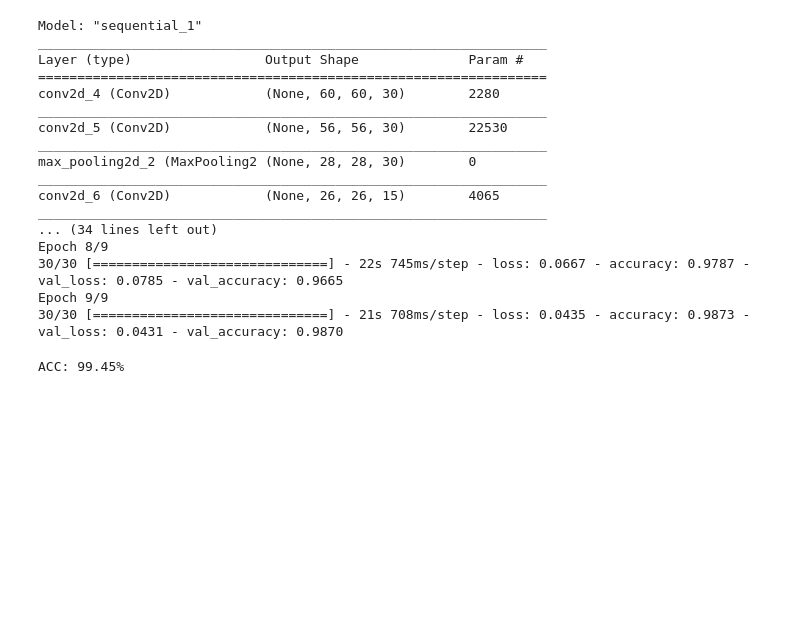
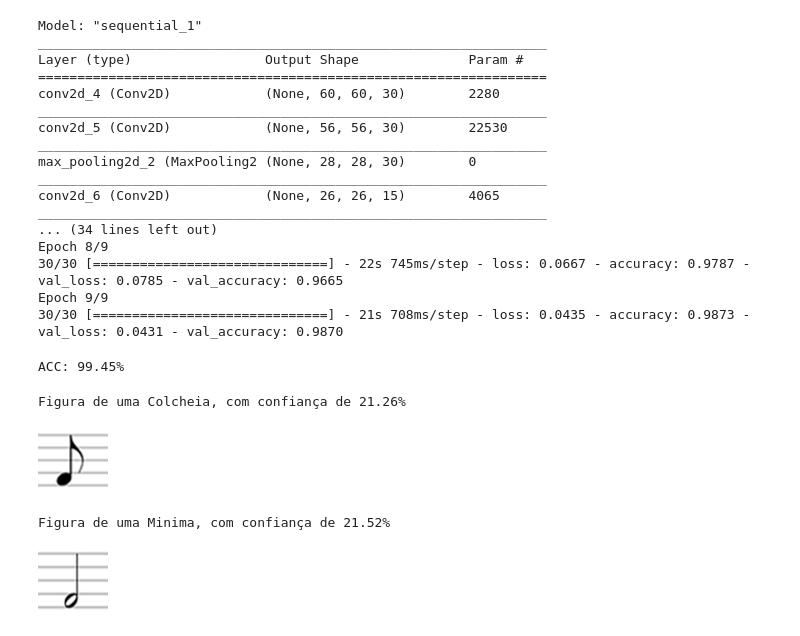
Before and after one commit to HELIOPOTELICKI/Classificador-de-figuras-musicais, a Jupyter notebook: src/Trabalho Final.ipynb, the cells around one changed output. Cells and saved outputs as stored; diff of their text form; code cells hidden in the pictures; blank space fills up the shorter version.

```diff
--- a/src/Trabalho Final.ipynb
+++ b/src/Trabalho Final.ipynb
@@ -144,3 +144,59 @@ dfp['Val_Loss'] = history.history['val_loss']
 fig = px.line(dfp, x=dfp.index, y='Loss')
 fig.update_layout(xaxis_title="Epochs", yaxis_title="Loss", width=800, height=400)
 fig.show()
+# %%
+tf.compat.v1.logging.set_verbosity(tf.compat.v1.logging.ERROR)
+image_test = 'test/colcheia.png'
+
+def load_image(img_path):
+    from keras.preprocessing import image
+    img = image.load_img(img_path, target_size=(64, 64))
+    img_tensor = image.img_to_array(img)
+    img_tensor = np.expand_dims(img_tensor, axis=0)
+    img_tensor /= 255.
+
+    return img_tensor
+
+model = load_model('model_final.h5')
+
+new_image = load_image(image_test)
+pred = model.predict_classes(new_image)
+pred_proba = model.predict_proba(new_image)
+pred_proba = f"{(float(pred_proba[0][pred]) * 100):.2f}%"
+fig_dict = {0:"Colcheia", 1:"Minima", 2:"Semibreve", 3:"Semicolcheia", 4:"Seminima"}
+
+print(f"Figura de uma {fig_dict[pred[0]]}, com confiança de {pred_proba}")
+img = Image.open(image_test)
+img = img.resize((70, 70))
+img
+# %% [output]
+Figura de uma Colcheia, com confiança de 21.26%
+[figure, added]
+# %%
+tf.compat.v1.logging.set_verbosity(tf.compat.v1.logging.ERROR)
+image_test = 'test/minima.png'
+
+def load_image(img_path):
+    from keras.preprocessing import image
+    img = image.load_img(img_path, target_size=(64, 64))
+    img_tensor = image.img_to_array(img)
+    img_tensor = np.expand_dims(img_tensor, axis=0)
+    img_tensor /= 255.
+
+    return img_tensor
+
+model = load_model('model_final.h5')
+
+new_image = load_image(image_test)
+pred = model.predict_classes(new_image)
+pred_proba = model.predict_proba(new_image)
+pred_proba = f"{(float(pred_proba[0][pred]) * 100):.2f}%"
+fig_dict = {0:"Colcheia", 1:"Minima", 2:"Semibreve", 3:"Semicolcheia", 4:"Seminima"}
+
+print(f"Figura de uma {fig_dict[pred[0]]}, com confiança de {pred_proba}")
+img = Image.open(image_test)
+img = img.resize((70, 70))
+img
+# %% [output]
+Figura de uma Minima, com confiança de 21.52%
+[figure, added]
```
Also changed, not shown: parts of 3 cells of this notebook.
